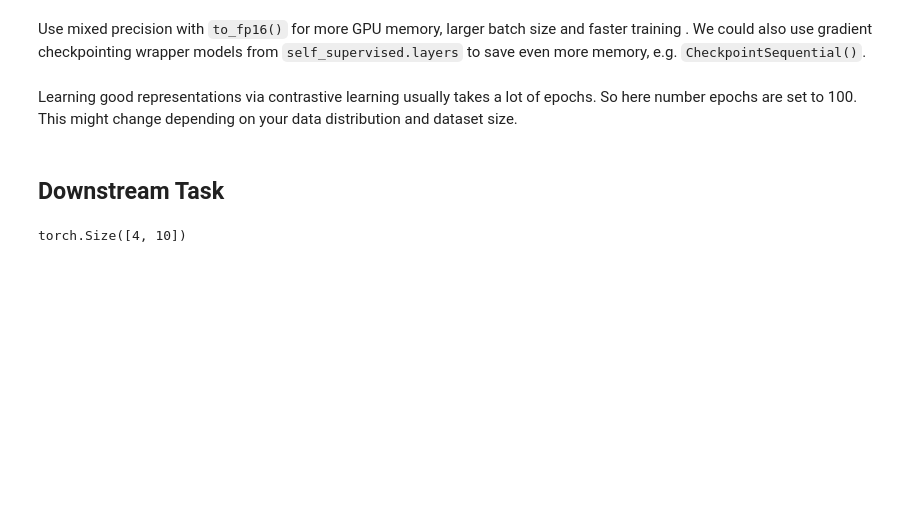
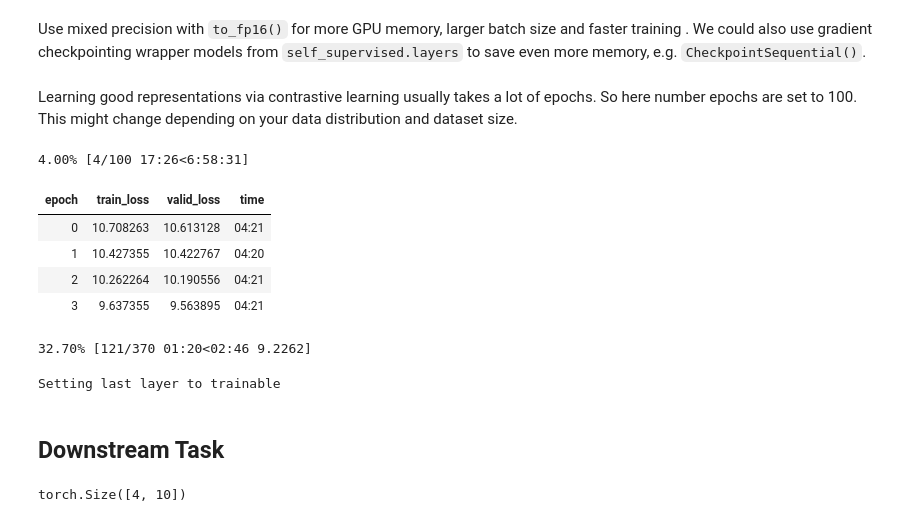
Before and after one commit to KeremTurgutlu/self_supervised, a Jupyter notebook: examples/vision/06 - training_dino_iwang.ipynb, the cells around one changed output. Cells and saved outputs as stored; diff of their text form; code cells hidden in the pictures; blank space fills up the shorter version.

Commit message:
training start

```diff
--- a/examples/vision/06 - training_dino_iwang.ipynb
+++ b/examples/vision/06 - training_dino_iwang.ipynb
@@ -83,15 +83,15 @@ Next step is perhaps the most critical step for achieving good results on a cust
 # %% [markdown]
 `get_simclr_aug_pipelines` excepts size for random resized cropping of the 2 views of a given image and the rest of the arguments are coming from `get_batch_augs()`
 # %%
-# aug_pipelines = get_dino_aug_pipelines(rotate=True,
-#                                        rotate_deg=10,
-#                                        jitter=True,
-#                                        bw=True,
-#                                        blur=True,
-#                                        blur_s=(4, 16))
+aug_pipelines = get_dino_aug_pipelines(rotate=True,
+                                       rotate_deg=10,
+                                       jitter=True,
+                                       bw=True,
+                                       blur=True,
+                                       blur_s=(4, 16))
 
-aug_pipelines = get_swav_aug_pipelines(num_crops=[2,6],
-                                       crop_sizes=[224,96],
-                                       min_scales=[0.25,0.2],
-                                       max_scales=[1.0,0.35],
-                                       rotate=True, rotate_deg=10, jitter=True, bw=True, blur=False)
+# aug_pipelines = get_swav_aug_pipelines(num_crops=[2,6],
+#                                        crop_sizes=[224,96],
+#                                        min_scales=[0.25,0.2],
+#                                        max_scales=[1.0,0.35],
+#                                        rotate=True, rotate_deg=10, jitter=True, bw=True, blur=False)
@@ -119,20 +101,21 @@ aug_pipelines
 Here, we will feed the augmentation pipelines and leave temperature parameter as default.
 # %%
 dino_cb = DINO(aug_pipelines=aug_pipelines,
-               tpt_start=0.03,
-               tpt_end=0.05,
-               tpt_warmup_pct=0.3,
+               tpt_start=0.04,
+               tpt_end=0.04,
+               tpt_warmup_pct=0.,
                teacher_model=teacher_model,
-               freeze_last_layer=2)
+               freeze_last_layer=1)
 # %%
+grad_clip_cb = GradientClip(max_norm=3., norm_type=2.)
 save_cb = SaveModelCallback(every_epoch=True)
 nan_cb = TerminateOnNaNCallback()
 
-cbs=[dino_cb,save_cb,nan_cb]
+cbs=[dino_cb, grad_clip_cb, save_cb, nan_cb]
 # %%
 if WANDB: cbs += [WandbCallback(log_preds=False,log_model=False)]
 # %%
-learn = Learner(dls, student_model, opt_func=ranger, cbs=cbs)
+learn = Learner(dls, student_model, opt_func=Adam, cbs=cbs)
 # %% [markdown]
 Before starting training let's check whether our augmentations makes sense or not. Since this step consumes GPU memory, once you are done with inspection, restart the notebook and skip this step. We can see that 2 views of the same image side by side and indeed augmentations look pretty good. Now, it's time restart the notebook and skip this step.
 # %%
@@ -153,9 +136,21 @@ learn.to_fp16();
 Learning good representations via contrastive learning usually takes a lot of epochs. So here number epochs are set to 100. This might change depending on your data distribution and dataset size.
 # %%
 # larger wd by the end of training for ViTs 1e-2 -> 1e-1
-param_sched = ParamScheduler({'wd': SchedCos(1e-3, 1e-2)})
-lr,wd,epochs=1e-3,1e-2,100
-learn.fit_one_cycle(epochs, lr, wd=wd, cbs=[param_sched], pct_start=0.1, )
+max_lr = 1e-4
+lr_sched = combine_scheds([0.1,0.9], [SchedLin(0.,max_lr), SchedCos(max_lr,1e-6)])
+wd_sched = SchedCos(0.04,0.4)
+param_scheduler = ParamScheduler({"lr":lr_sched, "wd":wd_sched})
+epochs=100
+learn.fit(epochs, cbs=[param_scheduler])
+# %% [output]
+4.00% [4/100 17:26<6:58:31]
+| epoch | train_loss | valid_loss | time |
+| 0 | 10.708263 | 10.613128 | 04:21 |
+| 1 | 10.427355 | 10.422767 | 04:20 |
+| 2 | 10.262264 | 10.190556 | 04:21 |
+| 3 | 9.637355 | 9.563895 | 04:21 |
+32.70% [121/370 01:20<02:46 9.2262]
+Setting last layer to trainable
 # %%
 if WANDB: wandb.finish()
 # %% [markdown]
```
Also changed, not shown: parts of 3 cells of this notebook, 1 other file.
